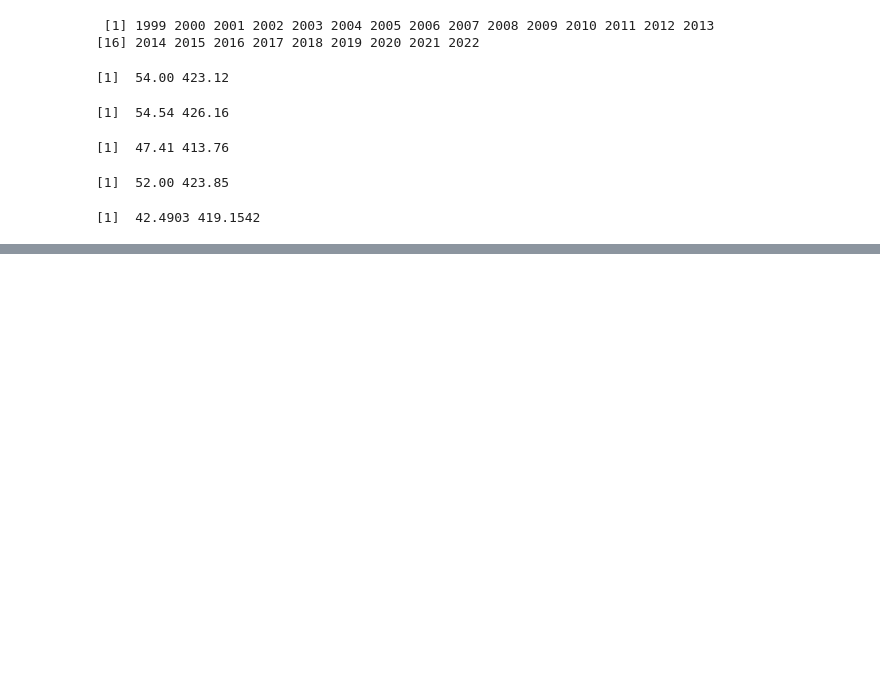
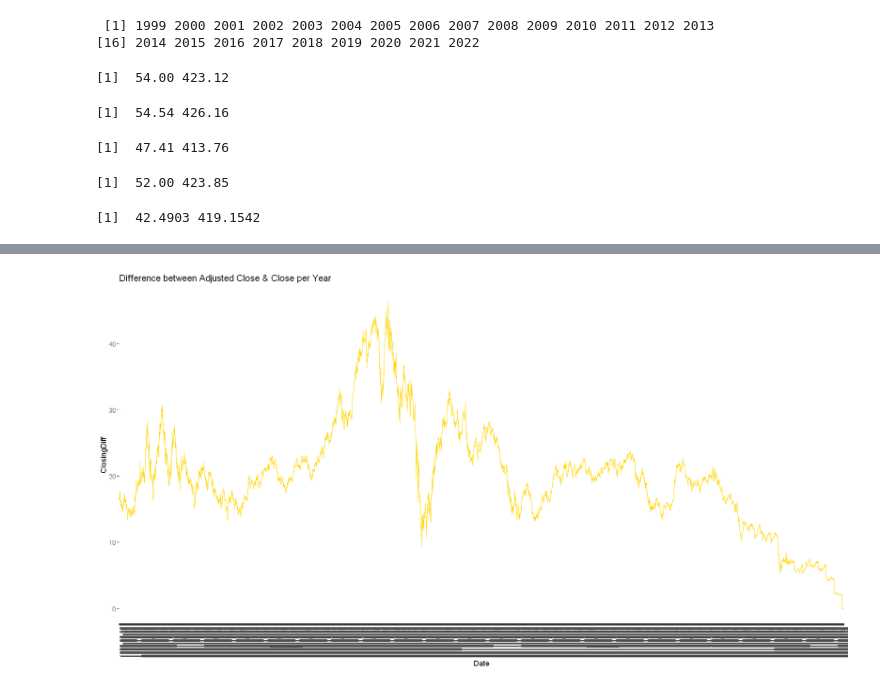
Before and after one commit to Chibikai/Goldman-Sachs-Stocks, a Jupyter notebook: Goldman_Sach.ipynb, the cells around one changed output, grey strips where cells are left out. Cells and saved outputs as stored; diff of their text form; code cells hidden in the pictures; blank space fills up the shorter version.

```diff
--- a/Goldman_Sach.ipynb
+++ b/Goldman_Sach.ipynb
@@ -142,0 +186,8 @@ ERROR: Error in rowRanges(GoldmanSachs[, c(3, 4)], na.rm = TRUE): could not find
+# %%
+# What is the Difference between Adjusted Closing Price and Regular Closing Price
+
+ClosingDiff = GoldmanSachs[, 5] - GoldmanSachs[, 6]
+
+GoldmanSachs$ClosingDiff = ClosingDiff
+
+GoldmanSachs$ClosingDiff
@@ -142,0 +234,9 @@ ERROR: Error in rowRanges(GoldmanSachs[, c(3, 4)], na.rm = TRUE): could not find
+# %%
+options(repr.plot.width=15, repr.plot.height=8)
+
+ggplot(GoldmanSachs, aes(x=Date, y=ClosingDiff, group = Year)) +
+  geom_line(color="gold") +
+  ggtitle("Difference between Adjusted Close & Close per Year") +
+  theme(axis.text.x = element_text(angle = 90, vjust = 1, hjust=1))
+# %% [output]
+[figure, added]
```
Also changed, not shown: parts of 18 cells of this notebook, 1 other file.
